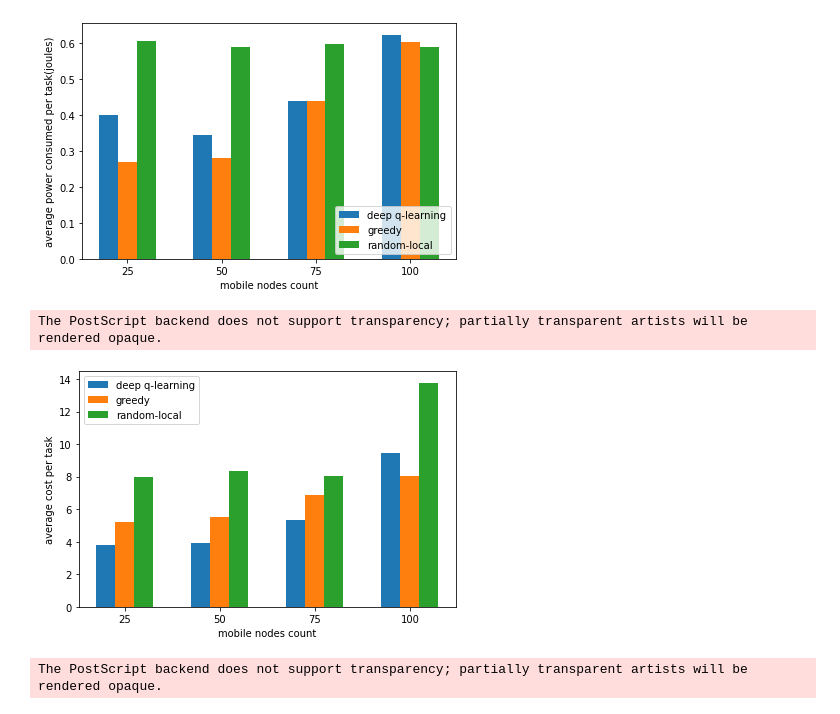
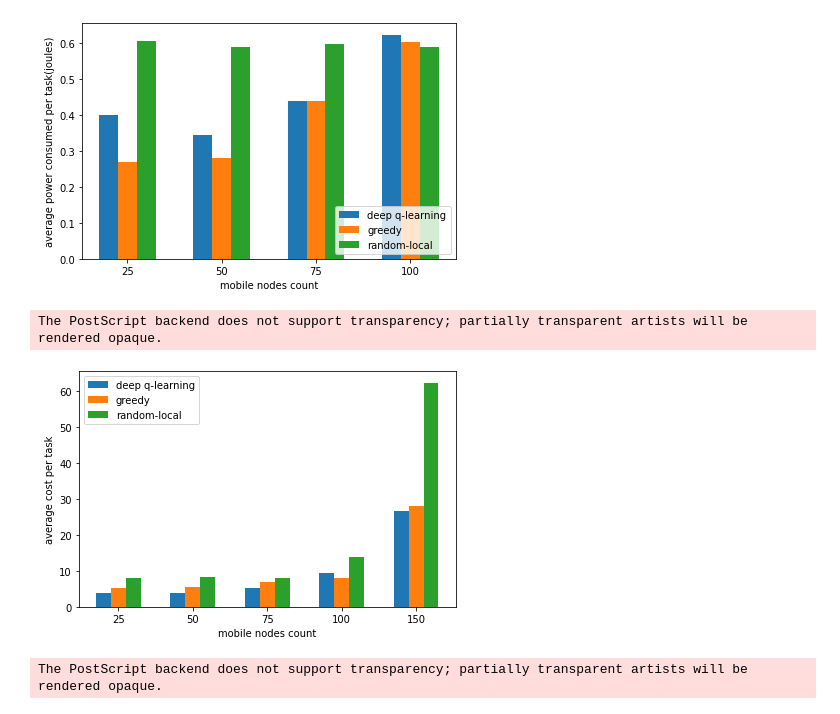
Before and after one commit to ahmadzendebudi/edge_simulation1, a Jupyter notebook: plots.ipynb, the cells around one changed output. Drawn from its saved outputs; the diff is of its cells as text; code cells hidden in the pictures.

Commit message:
plot update

```diff
--- a/plots.ipynb
+++ b/plots.ipynb
@@ -236,33 +236,34 @@ The PostScript backend does not support transparency; partially transparent arti
 # %%
 variable_conditions_method = {
     "deep q-learning": (df["mobile_selector"] == "dql") & (df["edge_selector"] == "dql"),
     "greedy": (df["mobile_selector"] == "greedy") & (df["edge_selector"] == "greedy"),
     "random-local": (df["mobile_selector"] == "random") & (df["edge_selector"] == "local")
 }
 variable_conditions_class = {
     "25": (df["boxworld_mobile_nodes"] == 25),
     "50": (df["boxworld_mobile_nodes"] == 50),
     "75": (df["boxworld_mobile_nodes"] == 75),
-    "100": (df["boxworld_mobile_nodes"] == 100)
+    "100": (df["boxworld_mobile_nodes"] == 100),
+    "150": (df["boxworld_mobile_nodes"] == 150)
 }
 
 condition = (df["task_generator_lambda"] == 0.75) & (df["arrival_time"] >= 100)
 results = []
 for key_method, value_method in variable_conditions_method.items():
     item_condition = condition & value_method
     result = []
     for key_class, value_class in variable_conditions_class.items():
         class_condition = item_condition & value_class
         data = -df.loc[class_condition, ["reward"]].mean()
         result.append(data["reward"])
     results.append(result)
 
 
 barchartPlotter(results, list(variable_conditions_method.keys()), list(variable_conditions_class.keys()),
                 "average cost per task", xLabel = "mobile nodes count", savePath = "plots/mobile_node_counts_reward")
 # %% [output]
 The PostScript backend does not support transparency; partially transparent artists will be rendered opaque.
-[figure, old version]
+[figure, new version]
 # %%
 variable_conditions_method = {
     "deep q-learning": (df["mobile_selector"] == "dql") & (df["edge_selector"] == "dql"),
```
Also changed, not shown: 3 other files.
